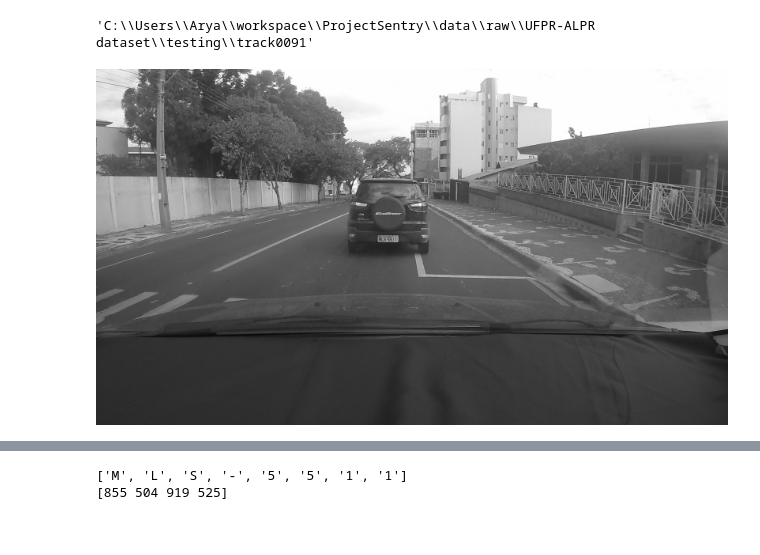
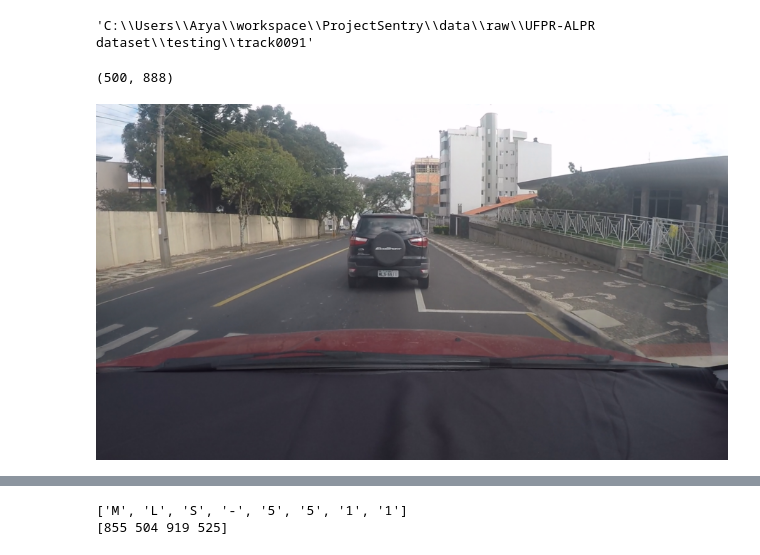
Before and after one commit to a-lohia/ProjectSentry, a Jupyter notebook: notebooks/DataManipulationUFPR-ALPR.ipynb, the cells around one changed output, grey strips where cells are left out. Drawn from its saved outputs; the diff is of its cells as text; code cells hidden in the pictures.

```diff
--- a/notebooks/DataManipulationUFPR-ALPR.ipynb
+++ b/notebooks/DataManipulationUFPR-ALPR.ipynb
@@ -34,11 +34,13 @@ crop = torchvision.transforms.CenterCrop(size=400)
 
 # print(np_im)
 # im
-# %%
-grey_im = gS(im)
-grey_im
-# %% [output]
-[figure, removed]
+# %%
+print(np.asarray(gS(resize(im))).shape)
+resize(im)
+resize(Image.fromarray(np.asarray(im)))
+# %% [output]
+(500, 888)
+[figure, added]
 # %%
 resized_and_grey = resize(grey_im)
 cropped = crop(resized_and_grey)
```
Also changed, not shown: parts of 8 cells of this notebook, 2 other files.
